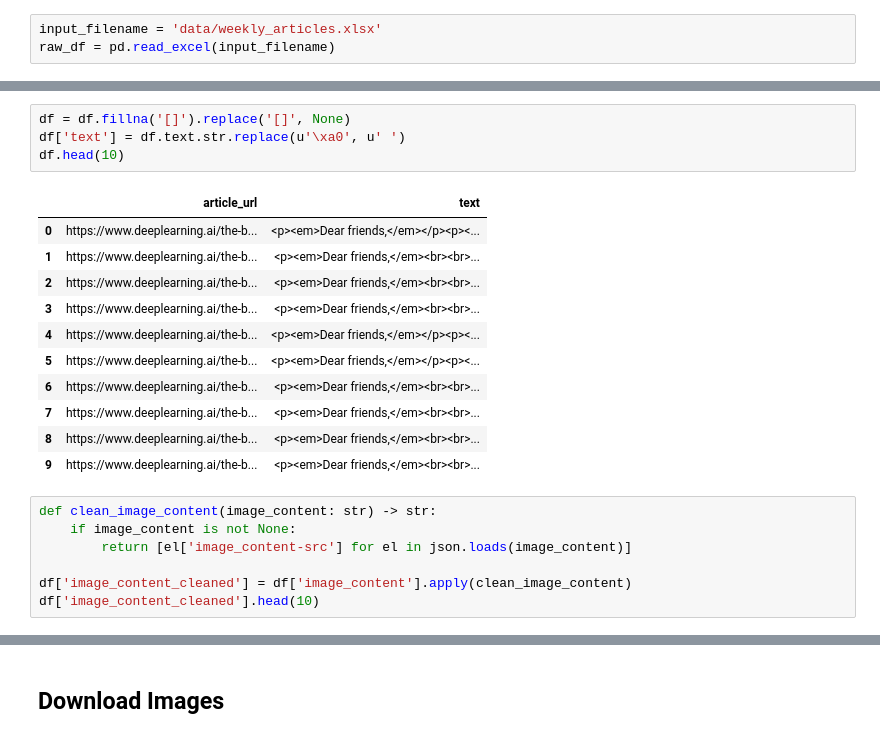
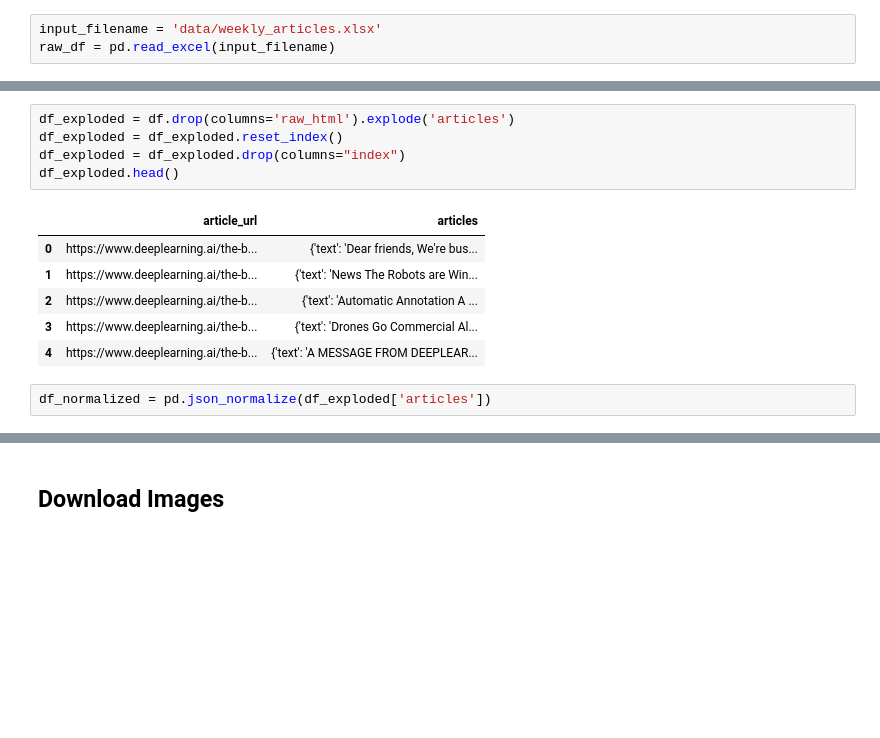
Before and after one commit to Krabulek/softserve_genai, a Jupyter notebook: data_parser.ipynb, the cells around one changed output, grey strips where cells are left out. Saved outputs shown, nothing was run; the diff lists cells and outputs as text; blank space fills up the shorter version.

```diff
--- a/data_parser.ipynb
+++ b/data_parser.ipynb
@@ -177,23 +168,14 @@ for idx, article in enumerate(articles):
-# %%
-df = df.fillna('[]').replace('[]', None)
-df['text'] = df.text.str.replace(u'\xa0', u' ')
-df.head(10)
-# %% [output]
-|  | article_url | text |
-| 0 | https://www.deeplearning.ai/the-b... | <p><em>Dear friends,</em></p><p><... |
-| 1 | https://www.deeplearning.ai/the-b... | <p><em>Dear friends,</em><br><br>... |
-| 2 | https://www.deeplearning.ai/the-b... | <p><em>Dear friends,</em><br><br>... |
-| 3 | https://www.deeplearning.ai/the-b... | <p><em>Dear friends,</em><br><br>... |
-| 4 | https://www.deeplearning.ai/the-b... | <p><em>Dear friends,</em></p><p><... |
-| 5 | https://www.deeplearning.ai/the-b... | <p><em>Dear friends,</em></p><p><... |
-| 6 | https://www.deeplearning.ai/the-b... | <p><em>Dear friends,</em><br><br>... |
-| 7 | https://www.deeplearning.ai/the-b... | <p><em>Dear friends,</em><br><br>... |
-| 8 | https://www.deeplearning.ai/the-b... | <p><em>Dear friends,</em><br><br>... |
-| 9 | https://www.deeplearning.ai/the-b... | <p><em>Dear friends,</em><br><br>... |
-# %%
-def clean_image_content(image_content: str) -> str:
-    if image_content is not None:
-        return [el['image_content-src'] for el in json.loads(image_content)]
-
-df['image_content_cleaned'] = df['image_content'].apply(clean_image_content)
-df['image_content_cleaned'].head(10)
+# %%
+df_exploded = df.drop(columns='raw_html').explode('articles')
+df_exploded = df_exploded.reset_index()
+df_exploded = df_exploded.drop(columns="index")
+df_exploded.head()
+# %% [output]
+|  | article_url | articles |
+| 0 | https://www.deeplearning.ai/the-b... | {'text': 'Dear friends, We're bus... |
+| 1 | https://www.deeplearning.ai/the-b... | {'text': 'News The Robots are Win... |
+| 2 | https://www.deeplearning.ai/the-b... | {'text': 'Automatic Annotation A ... |
+| 3 | https://www.deeplearning.ai/the-b... | {'text': 'Drones Go Commercial Al... |
+| 4 | https://www.deeplearning.ai/the-b... | {'text': 'A MESSAGE FROM DEEPLEAR... |
+# %%
+df_normalized = pd.json_normalize(df_exploded['articles'])
```
Also changed, not shown: parts of 11 cells of this notebook, 8 other files.
